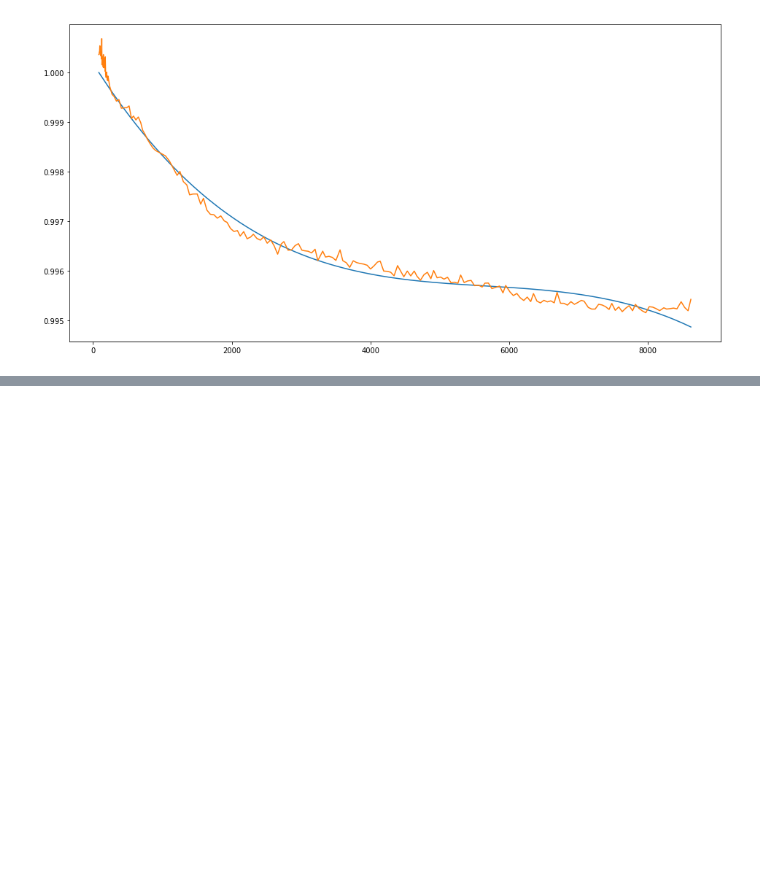
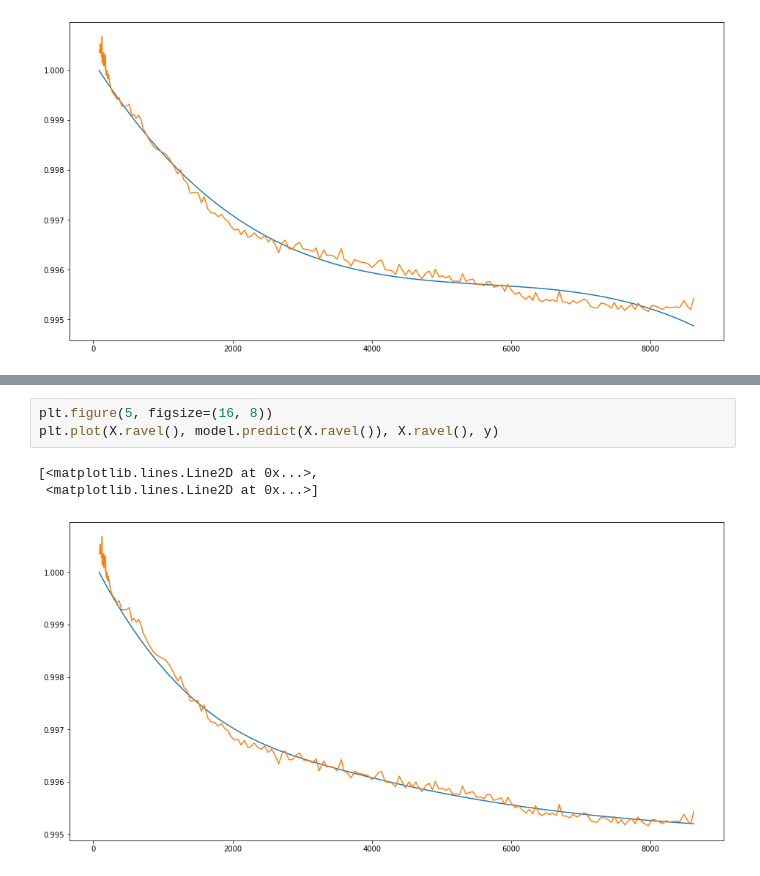
Before and after one commit to roksikonja/dslab_virgo_tsi, a Jupyter notebook: exponential_decay.ipynb, the cells around one changed output, grey strips where cells are left out. Drawn from its saved outputs; the diff is of its cells as text; blank space fills up the shorter version.

```diff
--- a/exponential_decay.ipynb
+++ b/exponential_decay.ipynb
@@ -283,0 +303,7 @@ class SplineWithInitialOne:
+# %%
+plt.figure(5, figsize=(16, 8))
+plt.plot(X.ravel(), model.predict(X.ravel()), X.ravel(), y)
+# %% [output]
+[<matplotlib.lines.Line2D at 0x...>,
+ <matplotlib.lines.Line2D at 0x...>]
+[figure, added]
```
Also changed, not shown: parts of 26 cells of this notebook.
